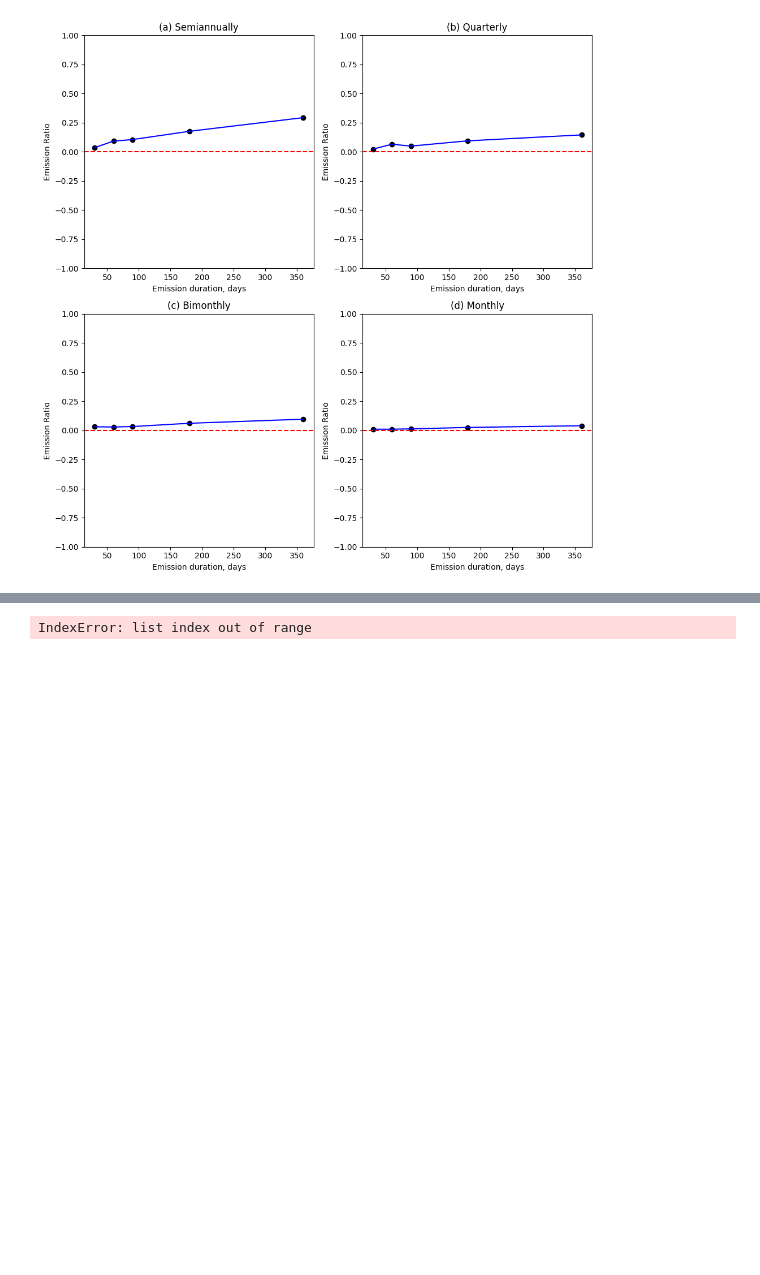
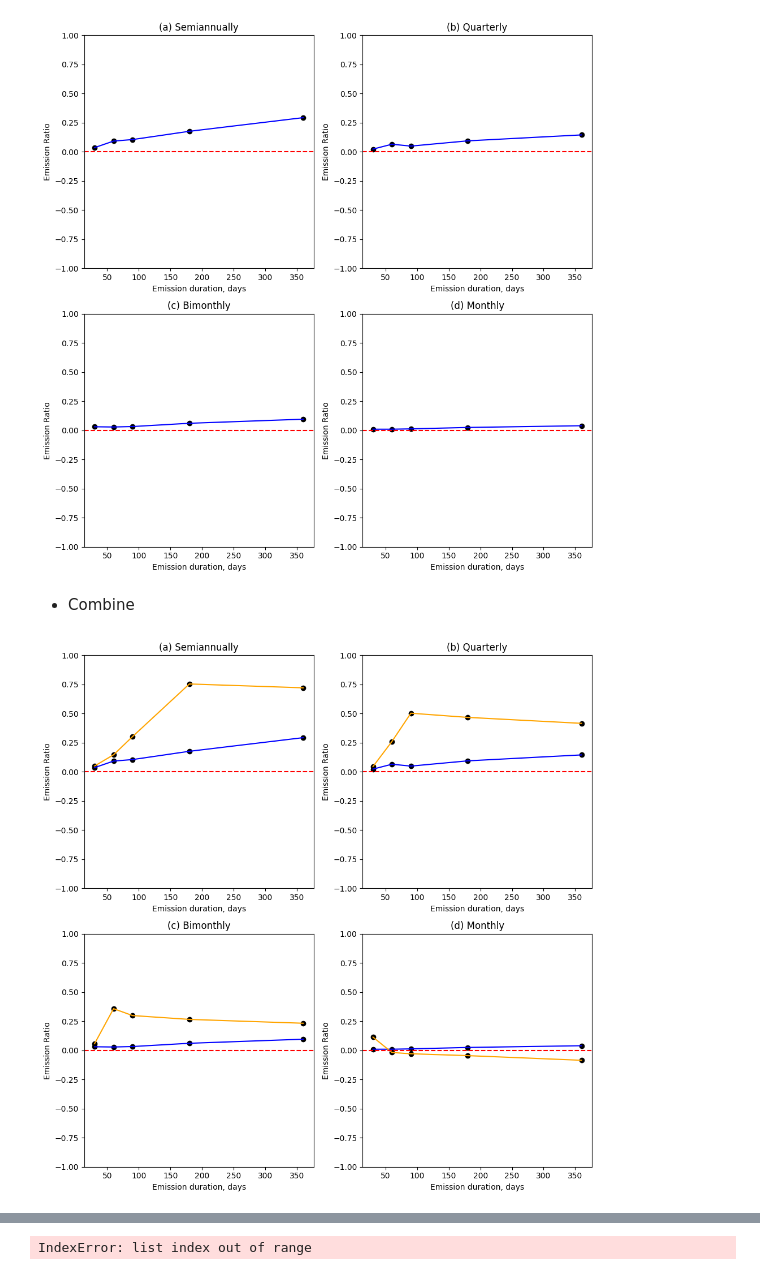
Before and after one commit to HJJJJX/Figure-Plotting, a Jupyter notebook: Uncertainty_Plot.ipynb, the cells around one changed output, grey strips where cells are left out. Saved outputs shown, nothing was run; the diff lists cells and outputs as text; code cells hidden in the pictures; blank space fills up the shorter version.

```diff
--- a/Uncertainty_Plot.ipynb
+++ b/Uncertainty_Plot.ipynb
@@ -554,3 +554,61 @@ plt.tight_layout()
 plt.show()
 # %% [output]
 [figure]
+# %% [markdown]
+
+
+*   Combine
+# %%
+import matplotlib.pyplot as plt
+import numpy as np
+
+# Sample data for scatter plots
+x_values = [[360, 180, 90, 60, 30], [360, 180, 90, 60, 30], [360, 180, 90, 60, 30], [360, 180, 90, 60, 30]]
+y_values = [[29.3,17.6,10.5,9.2,3.6], [14.5,9.4,4.9,6.5,2.3], [9.6,6.1,3.3,2.9,3.1], [4.0,2.5,1.3,1.0,1.0]]
+y_values_r = [[72.1,75.4,30.2,14.6,5.0], [41.6,46.7,50.3,26,4.5], [23.3,26.6,29.9,35.8,5.8], [-8.5,-4.5,-2.9,-1.8,11.4]]
+
+
+# Create subplots
+fig, axs = plt.subplots(2, 2, figsize=(10, 10))
+
+# Titles for each subplot
+titles = ["(a) Semiannually", "(b) Quarterly", "(c) Bimonthly", "(d) Monthly"]
+
+# Define common y-axis limits
+ylim_min = -1
+ylim_max = 1  # Adjust according to your data
+
+# y-values for horizontal lines
+horizontal_lines = [1.322, 1.142, 1.083, 1.025]
+
+# Plot data for each subplot
+for j in range(2):
+    for k in range(2):
+        idx = j * 2 + k
+        ax = axs[j, k]
+        ax.scatter(x_values[idx], (100 + np.array(y_values[idx]))/100-1, color="black")
+        ax.scatter(x_values[idx], (100 + np.array(y_values_r[idx]))/100-1, color="black")
+        ax.set_xlabel("Emission duration, days")
+        ax.set_ylabel("Emission Ratio")
+        ax.tick_params(axis="y")
+
+        ax.plot(x_values[idx], (100 + np.array(y_values[idx]))/100-1, linestyle="-", color="blue", label="Non-repair")
+        ax.plot(x_values[idx], (100 + np.array(y_values_r[idx]))/100-1, linestyle="-", color="orange", label="Repair")
+
+
+        # Add red dashed line at y = 1.0
+        ax.axhline(y=0, color='red', linestyle='--')
+
+
+        # Set y-axis limits
+        ax.set_ylim(ylim_min, ylim_max)
+        ax.set_title(titles[idx])
+
+        # Create legend for each subplot
+        # ax.legend(loc="lower right")
+
+plt.tight_layout()
+# plt.savefig(r'C:\Users\Haojun\Desktop\Uncertainty\Non_repair_frequency.png')
+plt.show()
+# %% [output]
+[figure, added]
```
Also changed, not shown: parts of 1 cell of this notebook.
